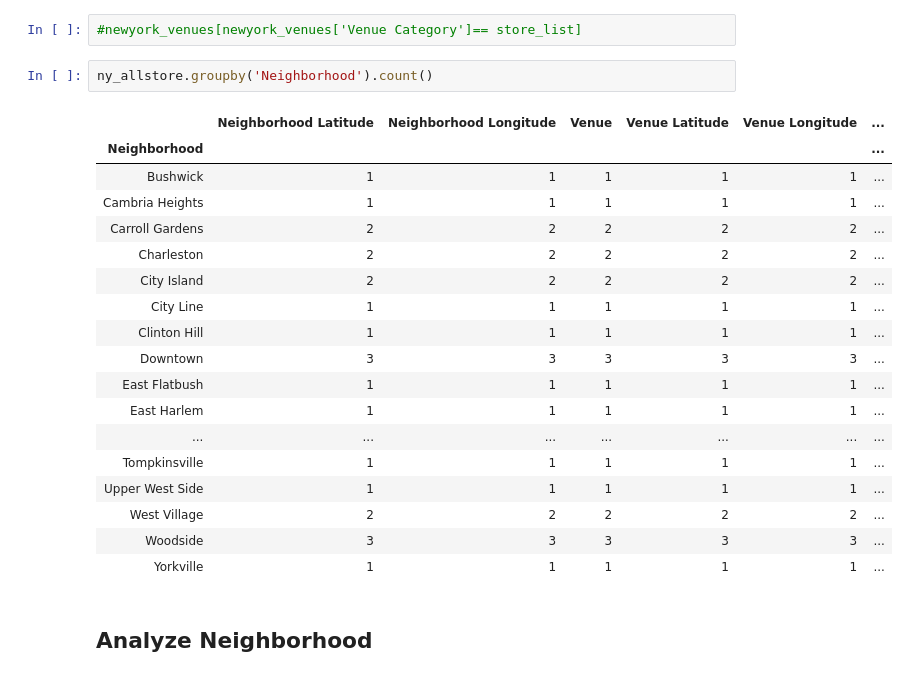
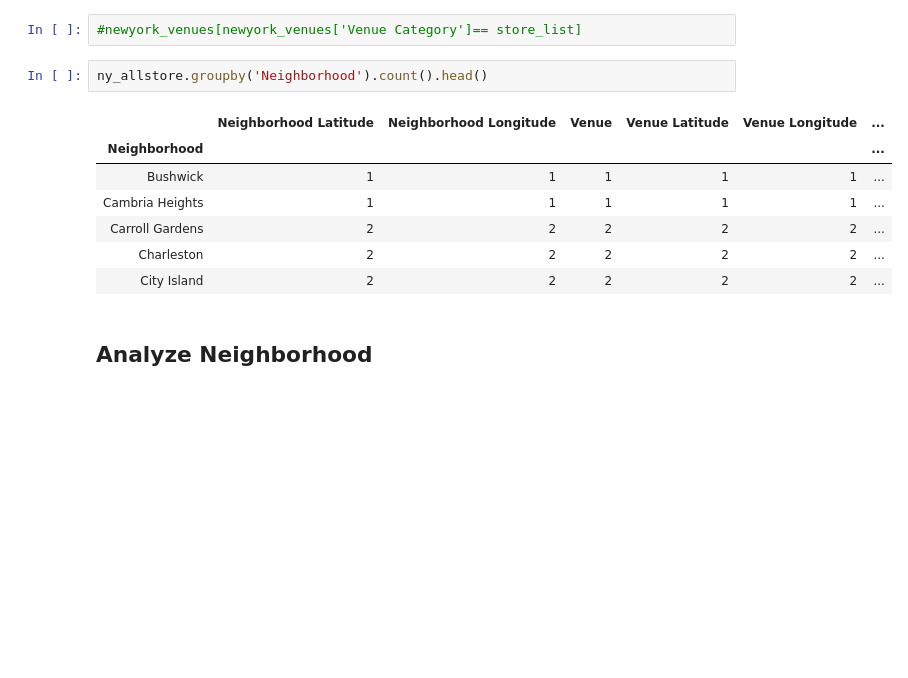
Before and after one commit to Quan-Dang-PM/Coursera_Capstone, a Jupyter notebook: The Battle of Neighborhoods (Week 4).ipynb, the cells around one changed output. Drawn from its saved outputs; the diff is of its cells as text; blank space fills up the shorter version.

```diff
--- a/The Battle of Neighborhoods (Week 4).ipynb
+++ b/The Battle of Neighborhoods (Week 4).ipynb
@@ -301,26 +290,15 @@ My store will sell similar goods as many stores so it's good to take only compet
 # %%
 #newyork_venues[newyork_venues['Venue Category']== store_list]
 # %%
-ny_allstore.groupby('Neighborhood').count()
+ny_allstore.groupby('Neighborhood').count().head()
 # %% [output]
 |  | Neighborhood Latitude | Neighborhood Longitude | Venue | Venue Latitude | Venue Longitude | ... |
 | Neighborhood |  |  |  |  |  | ... |
 | Bushwick | 1 | 1 | 1 | 1 | 1 | ... |
 | Cambria Heights | 1 | 1 | 1 | 1 | 1 | ... |
 | Carroll Gardens | 2 | 2 | 2 | 2 | 2 | ... |
 | Charleston | 2 | 2 | 2 | 2 | 2 | ... |
 | City Island | 2 | 2 | 2 | 2 | 2 | ... |
-| City Line | 1 | 1 | 1 | 1 | 1 | ... |
-| Clinton Hill | 1 | 1 | 1 | 1 | 1 | ... |
-| Downtown | 3 | 3 | 3 | 3 | 3 | ... |
-| East Flatbush | 1 | 1 | 1 | 1 | 1 | ... |
-| East Harlem | 1 | 1 | 1 | 1 | 1 | ... |
-| ... | ... | ... | ... | ... | ... | ... |
-| Tompkinsville | 1 | 1 | 1 | 1 | 1 | ... |
-| Upper West Side | 1 | 1 | 1 | 1 | 1 | ... |
-| West Village | 2 | 2 | 2 | 2 | 2 | ... |
-| Woodside | 3 | 3 | 3 | 3 | 3 | ... |
-| Yorkville | 1 | 1 | 1 | 1 | 1 | ... |
 # %% [markdown]
 ## Analyze Neighborhood
 # %%
```
Also changed, not shown: parts of 1 cell of this notebook, 1 other file.
